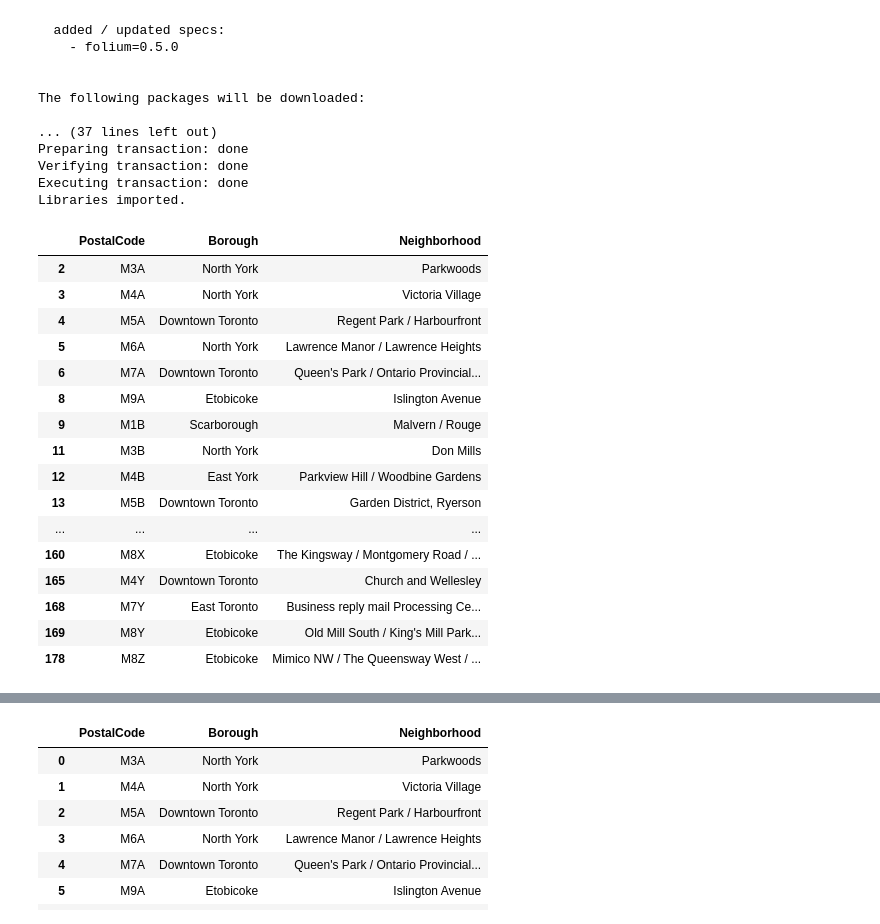
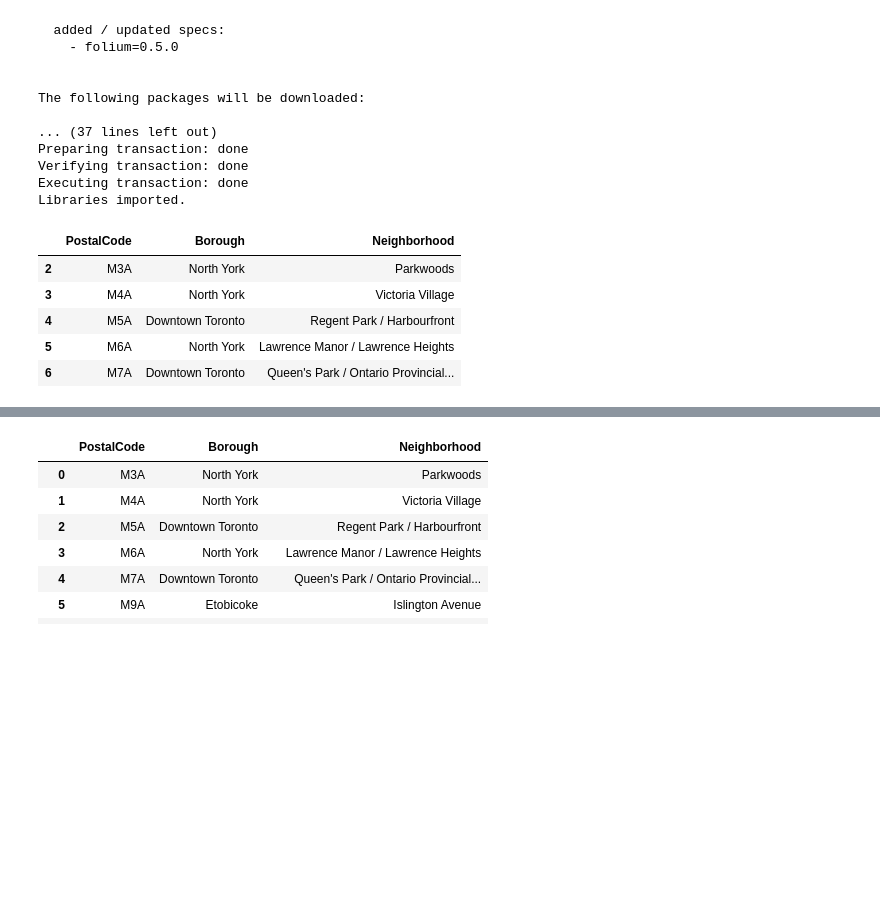
Before and after one commit to AntoniaQuell/Coursera_Capston, a Jupyter notebook: Capstone_2.ipynb, the cells around one changed output, grey strips where cells are left out. Drawn from its saved outputs; the diff is of its cells as text; code cells hidden in the pictures; blank space fills up the shorter version.

```diff
--- a/Capstone_2.ipynb
+++ b/Capstone_2.ipynb
@@ -71,25 +73,14 @@ for tr_cell in table.find_all("tr"):
 # %%
 df = df[df["Borough"]!= "Not assigned"]
 # %%
-df
+df.head()
 # %% [output]
 |  | PostalCode | Borough | Neighborhood |
 | 2 | M3A | North York | Parkwoods |
 | 3 | M4A | North York | Victoria Village |
 | 4 | M5A | Downtown Toronto | Regent Park / Harbourfront |
 | 5 | M6A | North York | Lawrence Manor / Lawrence Heights |
 | 6 | M7A | Downtown Toronto | Queen's Park / Ontario Provincial... |
-| 8 | M9A | Etobicoke | Islington Avenue |
-| 9 | M1B | Scarborough | Malvern / Rouge |
-| 11 | M3B | North York | Don Mills |
-| 12 | M4B | East York | Parkview Hill / Woodbine Gardens |
-| 13 | M5B | Downtown Toronto | Garden District, Ryerson |
-| ... | ... | ... | ... |
-| 160 | M8X | Etobicoke | The Kingsway / Montgomery Road / ... |
-| 165 | M4Y | Downtown Toronto | Church and Wellesley |
-| 168 | M7Y | East Toronto | Business reply mail Processing Ce... |
-| 169 | M8Y | Etobicoke | Old Mill South / King's Mill Park... |
-| 178 | M8Z | Etobicoke | Mimico NW / The Queensway West / ... |
 # %%
 # Merge Rows that have two Neighborhoods under the same PostalCode
 hilf_df = df.groupby("PostalCode")["Neighborhood"].apply(lambda x: "%s" % ",".join(x))
```
Also changed, not shown: parts of 29 cells of this notebook.
